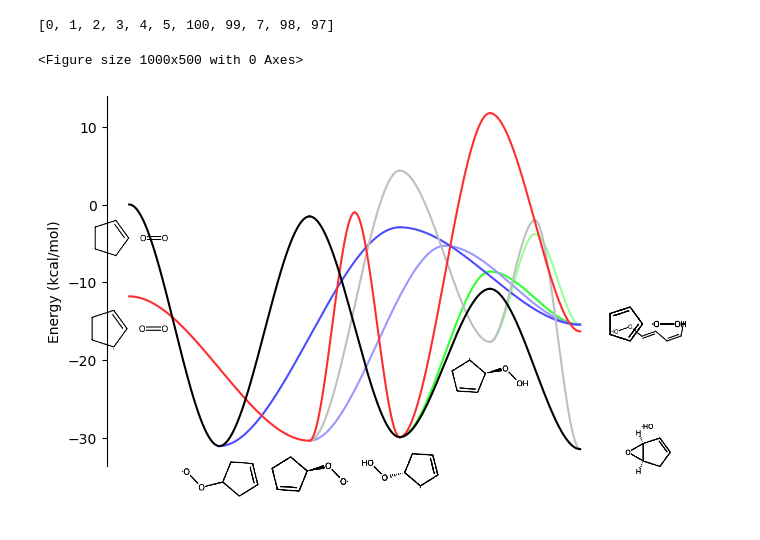
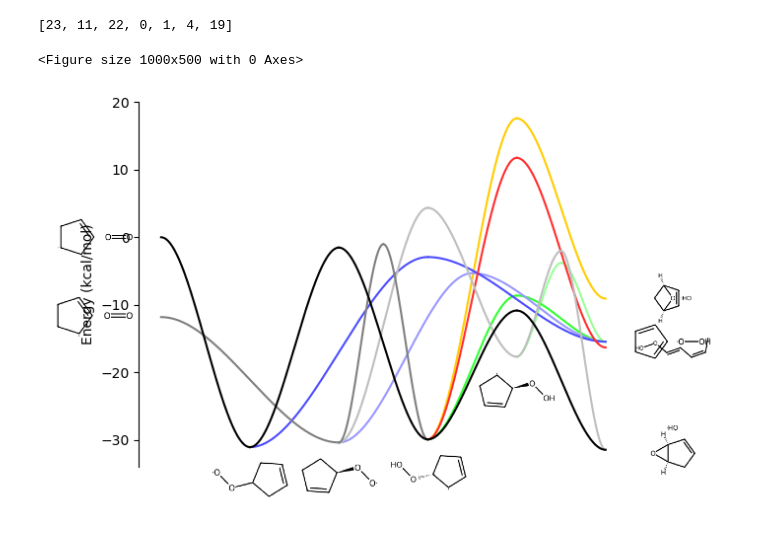
Before and after one commit to avcopan/mess-io-proto, a Jupyter notebook: examples/D_r-o2_1e_v1/plot.ipynb, the cells around one changed output. Drawn from its saved outputs; the diff is of its cells as text; code cells hidden in the pictures.

Commit message:
New: Generates final figures

```diff
--- a/examples/D_r-o2_1e_v1/plot.ipynb
+++ b/examples/D_r-o2_1e_v1/plot.ipynb
@@ -1,20 +1,16 @@
-# %%
-from importlib import reload
-
-from mess_io_proto.util import seqn
-
-reload(seqn)
-
-# seqn.longest_common_substrings([0, 1, 2, 3, 4, 5], [9, 8, 1, 2, 7, 4, 5, 10])
-seqn.ordered_merge_all(
-    [
-        [0, 1, 2, 3, 4, 5],
-        # [9, 8, 1, 2, 7, 4, 5, 10],
-        [100, 99, 7, 98, 97]
-    ]
-)
-# %% [output]
-[0, 1, 2, 3, 4, 5, 100, 99, 7, 98, 97]
+# %%
+from importlib import reload
+
+from mess_io_proto.util import seqn
+
+reload(seqn)
+
+seq1 = [23, 11, 22, 0, 1, 19]
+seq2 = [0, 4, 19]
+
+seqn.ordered_merge(seq1, seq2)
+# %% [output]
+[23, 11, 22, 0, 1, 4, 19]
 # %%
 from pathlib import Path
 
@@ -42,36 +38,38 @@ class Color:
     gray1 = "#808080FF"
     gray2 = "#BFBFBFFF"
     red = "#FF2E2EFF"
     blue = "#4D4DFFFF"
     blue1 = "#9999ffff"
     green = "#31FF31FF"
     green1 = "#99ff99ff"
+    yellow = "#ffcd00ff"
 
 
 paths, colors = zip(
     ([23, 11, 1, 19], Color.black),
-    ([22, 0, 1, 10], Color.red),
     ([22, 0, 1, 19], Color.gray1),
     ([22, 0, 4, 19], Color.gray2),
+    ([22, 0, 1, 10], Color.red),
     ([23, 11, 18], Color.blue),
     ([22, 0, 18], Color.blue1),
     ([23, 11, 1, 18], Color.green),
     ([22, 0, 4, 18], Color.green1),
+    ([22, 0, 1, 21], Color.yellow),
     strict=True,
 )
 
 fig = surface.plot_paths(
     surf,
     paths=paths,
     fig=fig,
     colors=colors,
     stereo=True,
 )
 
-# pyplot.savefig("plot.svg")
+pyplot.savefig("plot.svg")
 # %% [output]
 <Figure size 1000x500 with 0 Axes>
-[figure, old version]
+[figure, new version]
 # %%
 # path0 = surface.path_from_well_id_sequence(surf, [28, 0, 1, 22])
 # path1 = surface.path_from_well_id_sequence(surf, [28, 0, 21])
```
Also changed, not shown: 3 other files.
